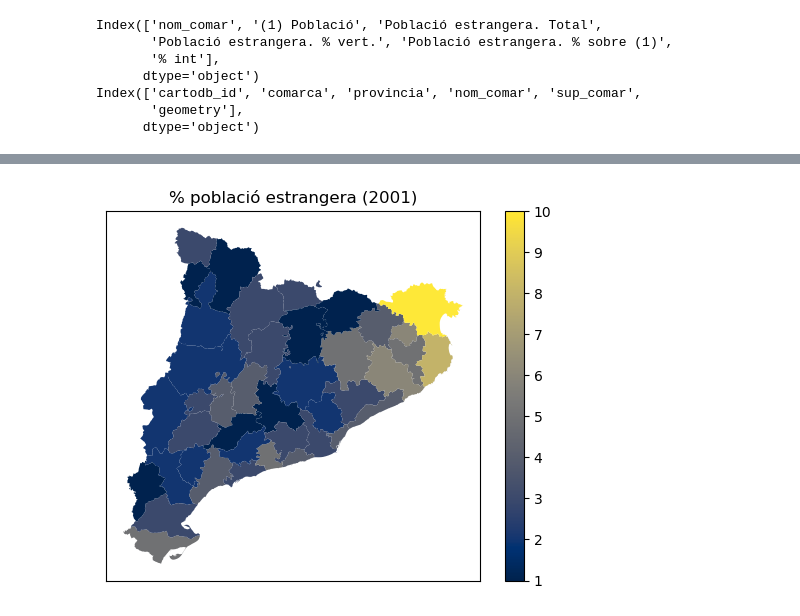
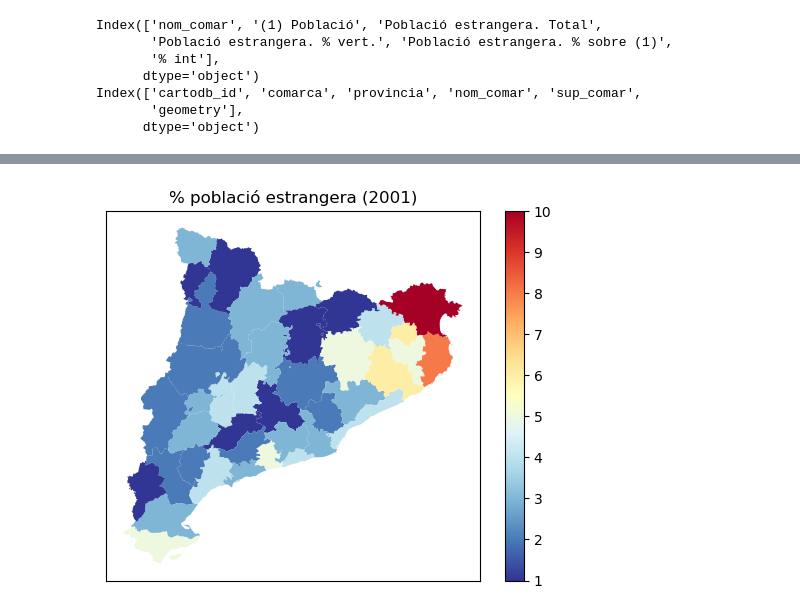
Before and after one commit to GuifreRamos/LlenguaCatalana, a Jupyter notebook: David.ipynb, the cells around one changed output, grey strips where cells are left out. Cells and saved outputs as stored; diff of their text form; code cells hidden in the pictures.

Commit message:
modificacio de figures

```diff
--- a/David.ipynb
+++ b/David.ipynb
@@ -232,14 +233,14 @@ merged4
 | 40 | 18 | 3 | 08 | Alt Penedès | 58.62 | MULTIPOLYGON (((1.60599 41.51315,... | 79712 | 3057 | ... |
 # %%
 merged4.plot(column='% int',
-    cmap="cividis",
+    cmap="RdYlBu_r",
     legend=True,
     legend_kwds={"label": " ", "orientation": "vertical"},
 );
 plt.title('% població estrangera (2001)')
 plt.xticks([])
 plt.yticks([])
 plt.savefig(data_dir+'est2001.png',bbox_inches='tight',dpi=300, transparent=False)
 plt.show()
 # %% [output]
-[figure, old version]
+[figure, new version]
```
Also changed, not shown: parts of 2 cells of this notebook, 2 other files.
